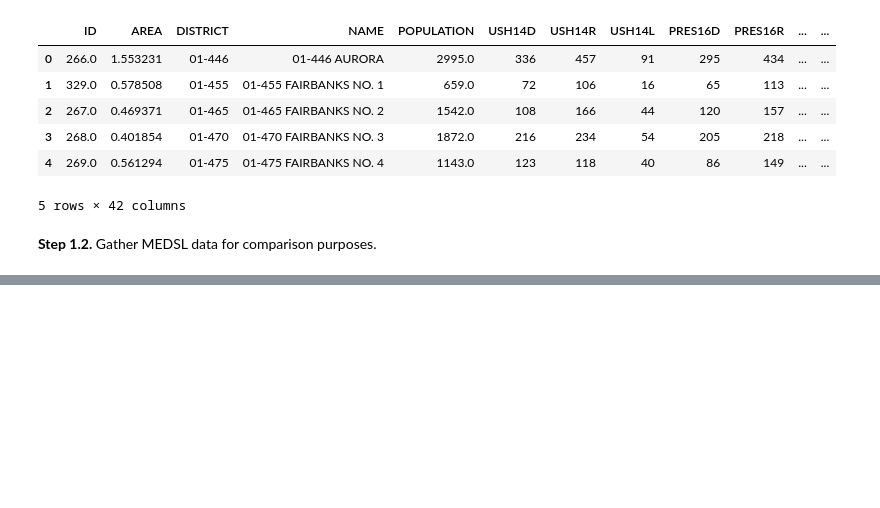
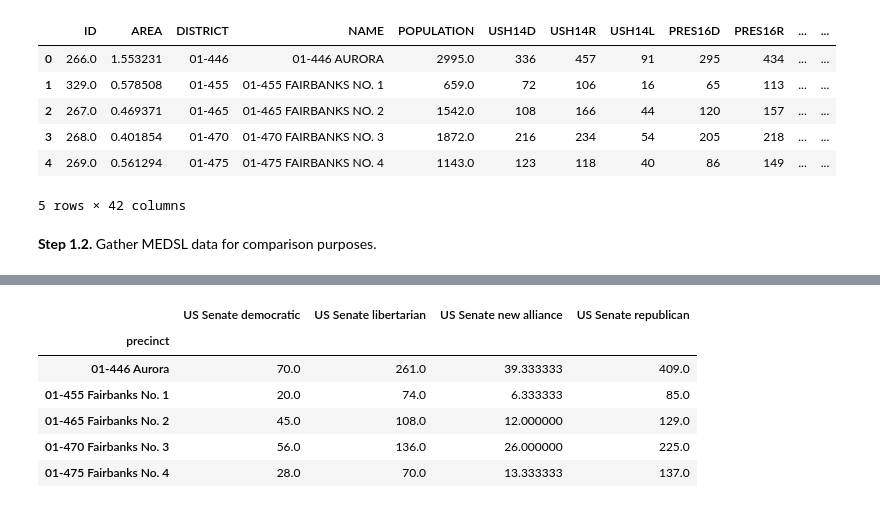
Before and after one commit to InnovativeInventor/gdutils, a Jupyter notebook: docs/source/src/examples/qa-case-alaska.ipynb, the cells around one changed output, grey strips where cells are left out. Cells and saved outputs as stored; diff of their text form; code cells hidden in the pictures; blank space fills up the shorter version.

```diff
--- a/docs/source/src/examples/qa-case-alaska.ipynb
+++ b/docs/source/src/examples/qa-case-alaska.ipynb
@@ -192,6 +178,9 @@ medsl_pres16_df.head()
 # %%
-medsl_sen16_df  = et.read_file(os.path.join(medsl_16_path, '2016-precinct-senate',
-                                            '2016-precinct-senate.zip')).extract()
+# 2016-precinct-senate.zip
+
+medsl_sen16_gdf  = et.read_file(os.path.join(medsl_16_path, '2016-precinct-senate',
+                                             '2016-precinct-senate.zip')).extract()
+medsl_sen16_df = pd.DataFrame(medsl_sen16_gdf.drop(columns=['geometry']))
 
 medsl_sen16_df.head()
 # %% [output]
@@ -228,0 +276,14 @@ medsl_18_df.head()
+# %%
+medsl_sen16_gdf = et.ExtractTable(medsl_sen16_df, column='state', value='Alaska').extract()
+medsl_sen16_df = pd.DataFrame(medsl_sen16_gdf.drop(columns=['geometry']))
+medsl_sen16_df = pivot_medsl_df(medsl_sen16_df)
+
+medsl_sen16_df.head()
+# %% [output]
+|  | US Senate democratic | US Senate libertarian | US Senate new alliance | US Senate republican |
+| precinct |  |  |  |  |
+| 01-446 Aurora | 70.0 | 261.0 | 39.333333 | 409.0 |
+| 01-455 Fairbanks No. 1 | 20.0 | 74.0 | 6.333333 | 85.0 |
+| 01-465 Fairbanks No. 2 | 45.0 | 108.0 | 12.000000 | 129.0 |
+| 01-470 Fairbanks No. 3 | 56.0 | 136.0 | 26.000000 | 225.0 |
+| 01-475 Fairbanks No. 4 | 28.0 | 70.0 | 13.333333 | 137.0 |
```
Also changed, not shown: parts of 21 cells of this notebook.
